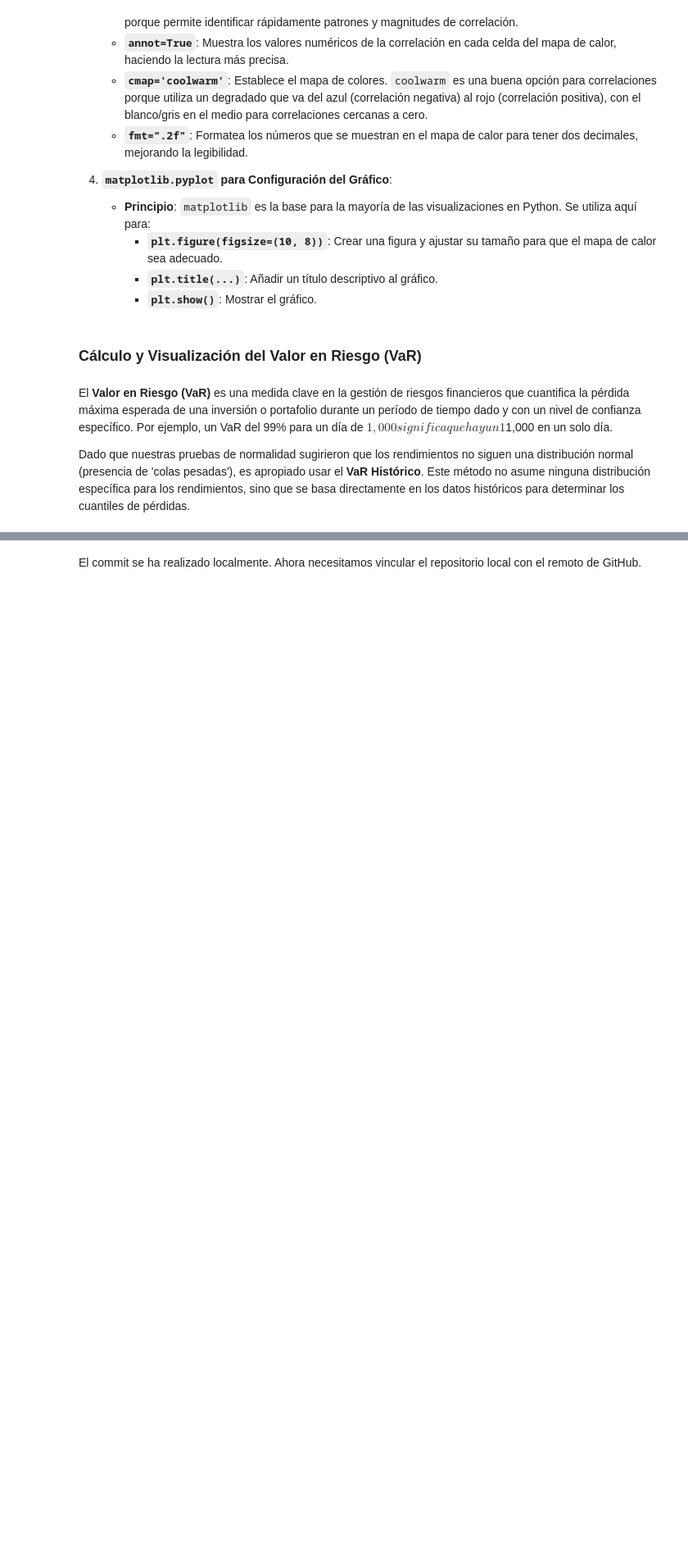
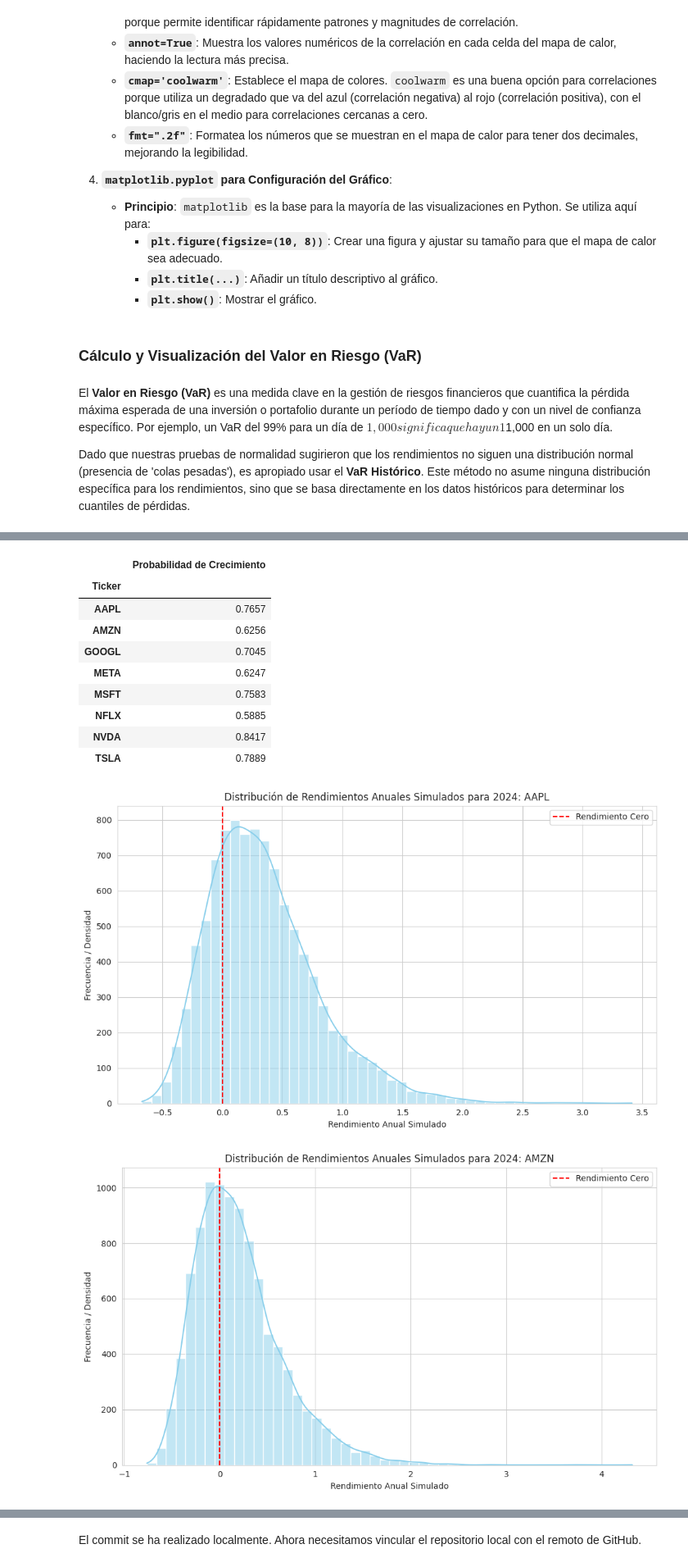
Before and after one commit to mcabeza-gif/Modelado-de-Datos, a Jupyter notebook: modelado_de_datos_.ipynb, the cells around one changed output, grey strips where cells are left out. Shown at 82% size. Drawn from its saved outputs; the diff is of its cells as text; code cells hidden in the pictures; blank space fills up the shorter version.

```diff
--- a/modelado_de_datos_.ipynb
+++ b/modelado_de_datos_.ipynb
@@ -558,0 +595,56 @@ nothing added to commit but untracked files present (use "git add" to track)
+# %%
+import numpy as np
+import pandas as pd
+import matplotlib.pyplot as plt
+import seaborn as sns
+
+# --- Parámetros de la simulación ---
+num_simulations = 10000  # Número de caminos simulados
+num_trading_days_2024 = 252 # Aproximadamente 252 días de trading en un año
+
+# Almacenar los resultados de las simulaciones de rendimientos anuales
+simulated_annual_returns = pd.DataFrame(columns=log_returns.columns)
+
+print(f"Realizando {num_simulations} simulaciones para {num_trading_days_2024} días de trading en 2024...")
+
+for ticker in log_returns.columns:
+    # Extraer los rendimientos históricos del activo
+    historical_returns = log_returns[ticker].values
+
+    # Generar rendimientos diarios aleatorios para cada simulación
+    # Se muestrean con reemplazo de los rendimientos históricos
+    daily_returns_simulated = np.random.choice(historical_returns,
+                                                 size=(num_trading_days_2024, num_simulations),
+                                                 replace=True)
+
+    # Calcular el rendimiento logarítmico acumulado para cada simulación
+    cumulative_log_returns_sim = np.sum(daily_returns_simulated, axis=0)
+
+    # Convertir los rendimientos logarítmicos acumulados a rendimientos simples acumulados
+    cumulative_simple_returns_sim = np.exp(cumulative_log_returns_sim) - 1
+
+    # Guardar los rendimientos anuales simulados para este ticker
+    simulated_annual_returns[ticker] = cumulative_simple_returns_sim
+
+print("Simulación completada.")
+
+# --- Calcular la probabilidad de crecimiento (rendimiento positivo) ---
+probability_of_growth = (simulated_annual_returns > 0).mean()
+
+print("\n--- Probabilidad de que los Rendimientos crezcan en 2024 (Simulación Monte Carlo) ---")
+display(probability_of_growth.to_frame(name='Probabilidad de Crecimiento'))
+
+# --- Visualización de las distribuciones de rendimientos anuales simulados ---
+# Generar un histograma separado para cada ticker
+for ticker in simulated_annual_returns.columns:
+    plt.figure(figsize=(10, 6))
+    sns.histplot(simulated_annual_returns[ticker], bins=50, kde=True, color='skyblue')
+    plt.title(f'Distribución de Rendimientos Anuales Simulados para 2024: {ticker}')
+    plt.xlabel('Rendimiento Anual Simulado')
+    plt.ylabel('Frecuencia / Densidad')
+    plt.axvline(0, color='red', linestyle='--', label='Rendimiento Cero')
+    plt.legend()
+    plt.grid(True)
+    plt.tight_layout()
+    plt.show()
+# %% [output]
@@ -558,0 +655,12 @@ nothing added to commit but untracked files present (use "git add" to track)
+|  | Probabilidad de Crecimiento |
+| Ticker |  |
+| AAPL | 0.7657 |
+| AMZN | 0.6256 |
+| GOOGL | 0.7045 |
+| META | 0.6247 |
+| MSFT | 0.7583 |
+| NFLX | 0.5885 |
+| NVDA | 0.8417 |
+| TSLA | 0.7889 |
+[figure, added]
+[figure, added]
```
Also changed, not shown: parts of 23 cells of this notebook.
